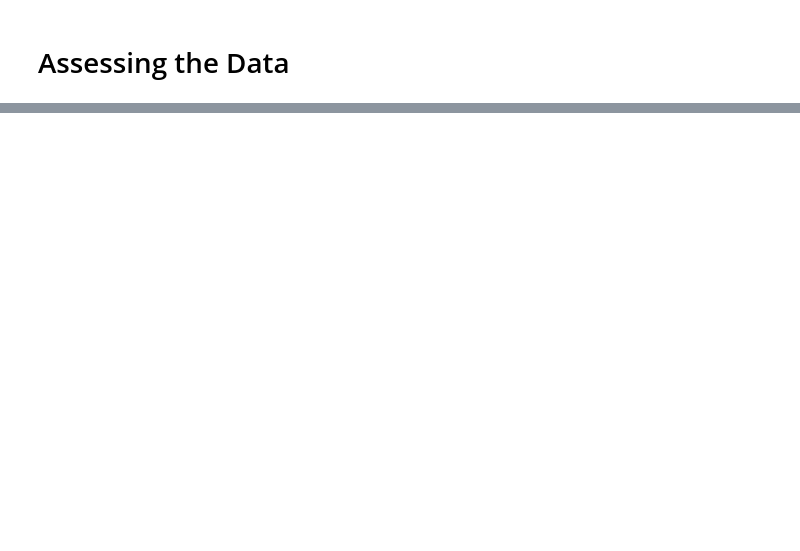
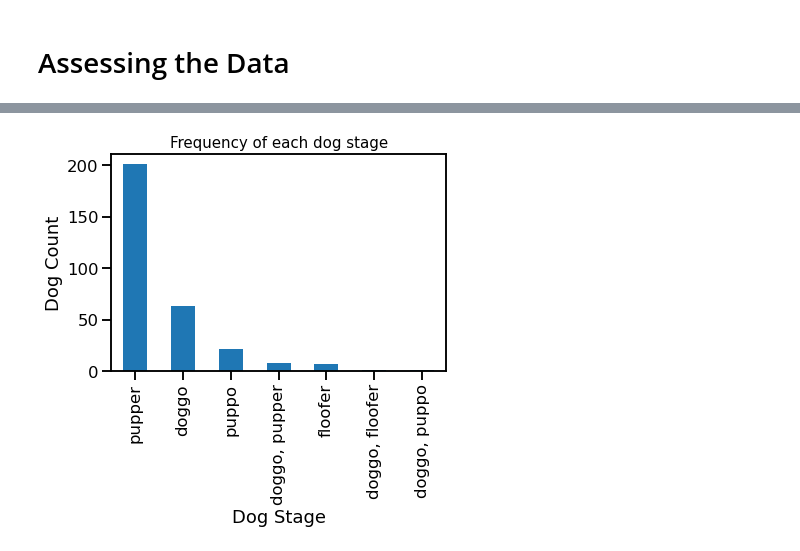
Before and after one commit to dainantonio/wrangle-and-analyze-data, a Jupyter notebook: wrangle_act.ipynb, the cells around one changed output, grey strips where cells are left out. Saved outputs shown, nothing was run; the diff lists cells and outputs as text; code cells hidden in the pictures; blank space fills up the shorter version.

```diff
--- a/wrangle_act.ipynb
+++ b/wrangle_act.ipynb
@@ -379,0 +1407,8 @@ https://medium.com/ub-women-data-scholars/let-the-robot-do-your-work-web-scrapin
+# %%
+df_twitter['dog_stage'].value_counts()[0:10].sort_values(ascending=False).plot(kind = 'bar')
+plt.ylabel('Dog Count')
+plt.title('Frequency of each dog stage', size=15)
+plt.xlabel('Dog Stage')
+plt.savefig('most_frequent_stage');
+# %% [output]
+[figure, added]
```
Also changed, not shown: parts of 180 cells of this notebook.
